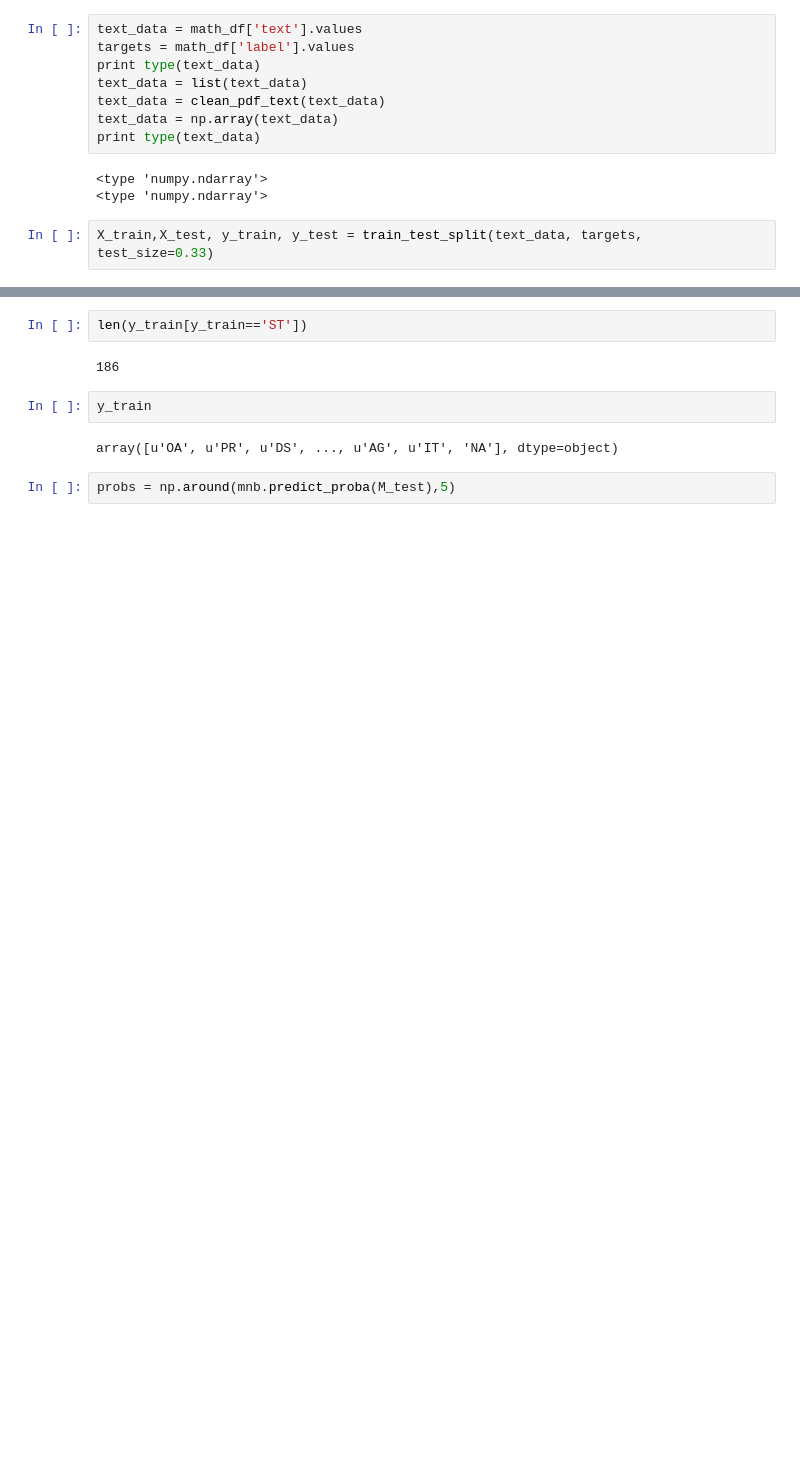
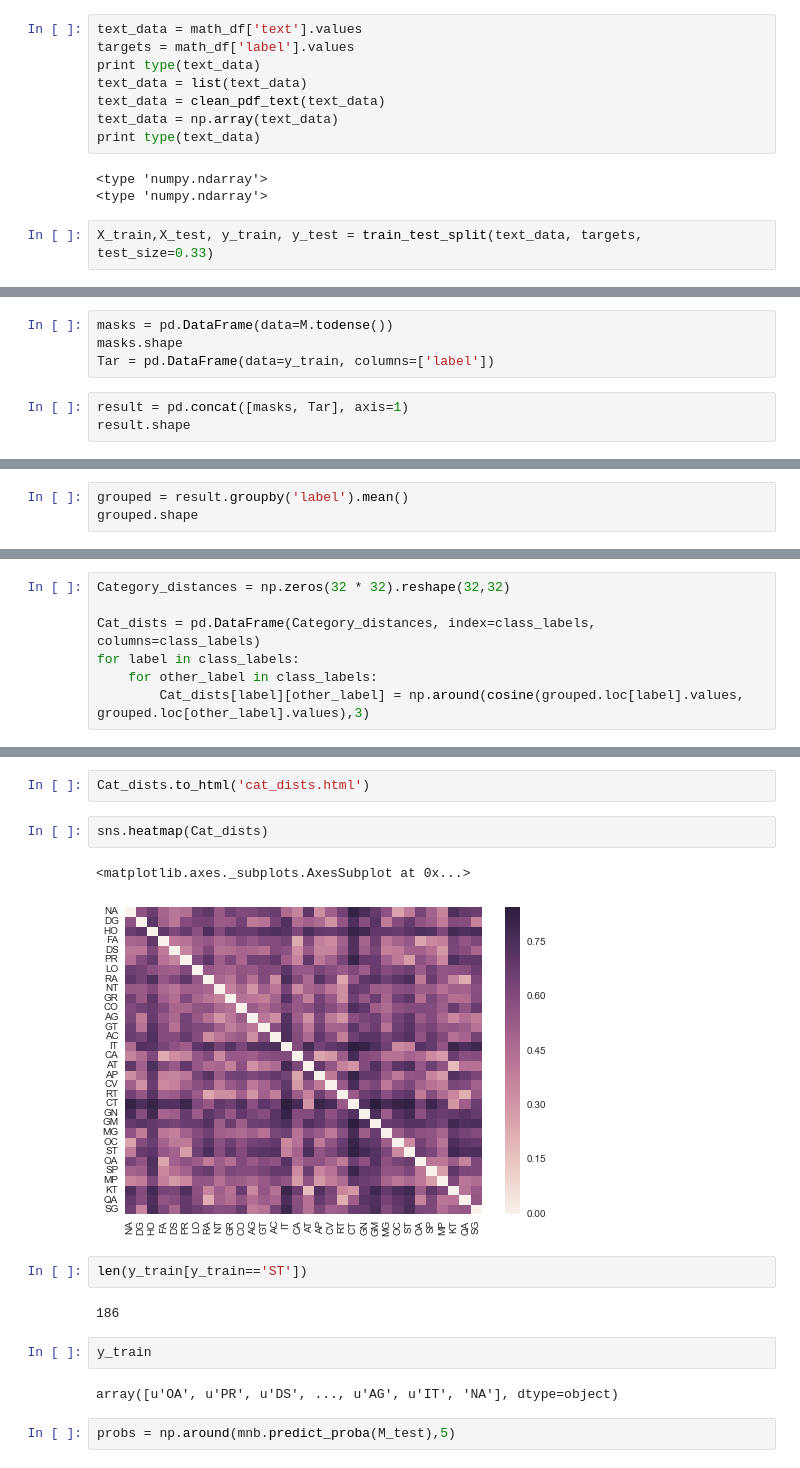
Before and after one commit to ColinFerguson/Project, a Jupyter notebook: Paper_predictions.ipynb, the cells around one changed output, grey strips where cells are left out. Cells and saved outputs as stored; diff of their text form; blank space fills up the shorter version.

```diff
--- a/Paper_predictions.ipynb
+++ b/Paper_predictions.ipynb
@@ -408,0 +480,7 @@ print mnb.class_count_
+# %%
+masks = pd.DataFrame(data=M.todense())
+masks.shape
+Tar = pd.DataFrame(data=y_train, columns=['label'])
+# %%
+result = pd.concat([masks, Tar], axis=1)
+result.shape
@@ -408,0 +489,3 @@ print mnb.class_count_
+# %%
+grouped = result.groupby('label').mean()
+grouped.shape
@@ -408,0 +503,7 @@ print mnb.class_count_
+# %%
+Category_distances = np.zeros(32 * 32).reshape(32,32)
+
+Cat_dists = pd.DataFrame(Category_distances, index=class_labels, columns=class_labels)
+for label in class_labels:
+    for other_label in class_labels:
+        Cat_dists[label][other_label] = np.around(cosine(grouped.loc[label].values, grouped.loc[other_label].values),3)
@@ -409,3 +520,10 @@ print mnb.class_count_
+# %%
+Cat_dists.to_html('cat_dists.html')
+# %%
+sns.heatmap(Cat_dists)
+# %% [output]
+<matplotlib.axes._subplots.AxesSubplot at 0x...>
+[figure, added]
 # %%
 len(y_train[y_train=='ST'])
 # %% [output]
```
Also changed, not shown: parts of 35 cells of this notebook, 2 other files.
